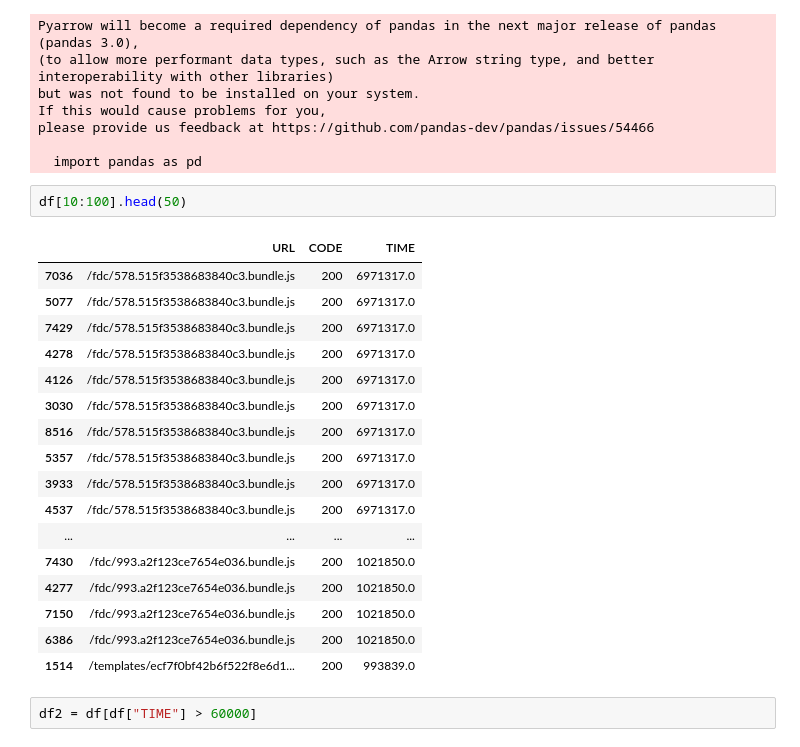
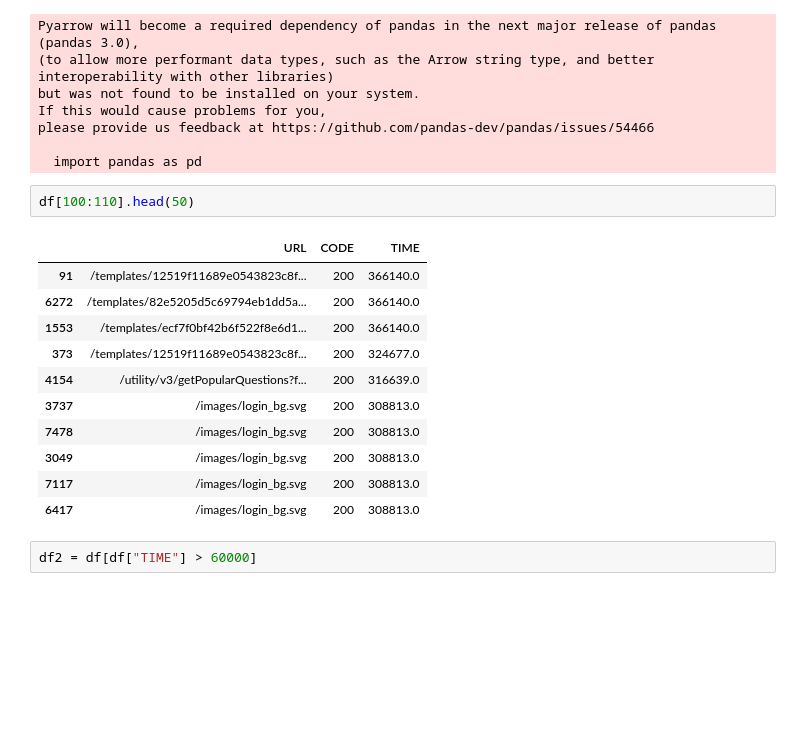
Before and after one commit to adkitteamolv/TestingRepo, a Jupyter notebook: Analysis/Gatekeeper_log.ipynb, the cells around one changed output. Drawn from its saved outputs; the diff is of its cells as text; blank space fills up the shorter version.

```diff
--- a/Analysis/Gatekeeper_log.ipynb
+++ b/Analysis/Gatekeeper_log.ipynb
@@ -113,25 +113,19 @@ please provide us feedback at https://github.com/pandas-dev/pandas/issues/54466
 
   import pandas as pd
 # %%
-df[10:100].head(50)
+df[100:110].head(50)
 # %% [output]
 |  | URL | CODE | TIME |
-| 7036 | /fdc/578.515f3538683840c3.bundle.js | 200 | 6971317.0 |
-| 5077 | /fdc/578.515f3538683840c3.bundle.js | 200 | 6971317.0 |
-| 7429 | /fdc/578.515f3538683840c3.bundle.js | 200 | 6971317.0 |
-| 4278 | /fdc/578.515f3538683840c3.bundle.js | 200 | 6971317.0 |
-| 4126 | /fdc/578.515f3538683840c3.bundle.js | 200 | 6971317.0 |
-| 3030 | /fdc/578.515f3538683840c3.bundle.js | 200 | 6971317.0 |
-| 8516 | /fdc/578.515f3538683840c3.bundle.js | 200 | 6971317.0 |
-| 5357 | /fdc/578.515f3538683840c3.bundle.js | 200 | 6971317.0 |
-| 3933 | /fdc/578.515f3538683840c3.bundle.js | 200 | 6971317.0 |
-| 4537 | /fdc/578.515f3538683840c3.bundle.js | 200 | 6971317.0 |
-| ... | ... | ... | ... |
-| 7430 | /fdc/993.a2f123ce7654e036.bundle.js | 200 | 1021850.0 |
-| 4277 | /fdc/993.a2f123ce7654e036.bundle.js | 200 | 1021850.0 |
-| 7150 | /fdc/993.a2f123ce7654e036.bundle.js | 200 | 1021850.0 |
-| 6386 | /fdc/993.a2f123ce7654e036.bundle.js | 200 | 1021850.0 |
-| 1514 | /templates/ecf7f0bf42b6f522f8e6d1... | 200 | 993839.0 |
+| 91 | /templates/12519f11689e0543823c8f... | 200 | 366140.0 |
+| 6272 | /templates/82e5205d5c69794eb1dd5a... | 200 | 366140.0 |
+| 1553 | /templates/ecf7f0bf42b6f522f8e6d1... | 200 | 366140.0 |
+| 373 | /templates/12519f11689e0543823c8f... | 200 | 324677.0 |
+| 4154 | /utility/v3/getPopularQuestions?f... | 200 | 316639.0 |
+| 3737 | /images/login_bg.svg | 200 | 308813.0 |
+| 7478 | /images/login_bg.svg | 200 | 308813.0 |
+| 3049 | /images/login_bg.svg | 200 | 308813.0 |
+| 7117 | /images/login_bg.svg | 200 | 308813.0 |
+| 6417 | /images/login_bg.svg | 200 | 308813.0 |
 # %%
 df2 = df[df["TIME"] > 60000]
 # %%
```
